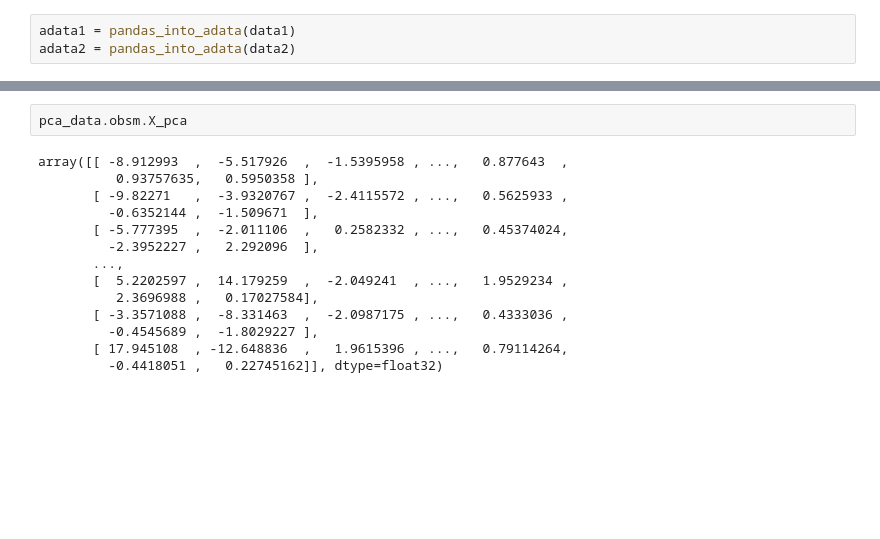
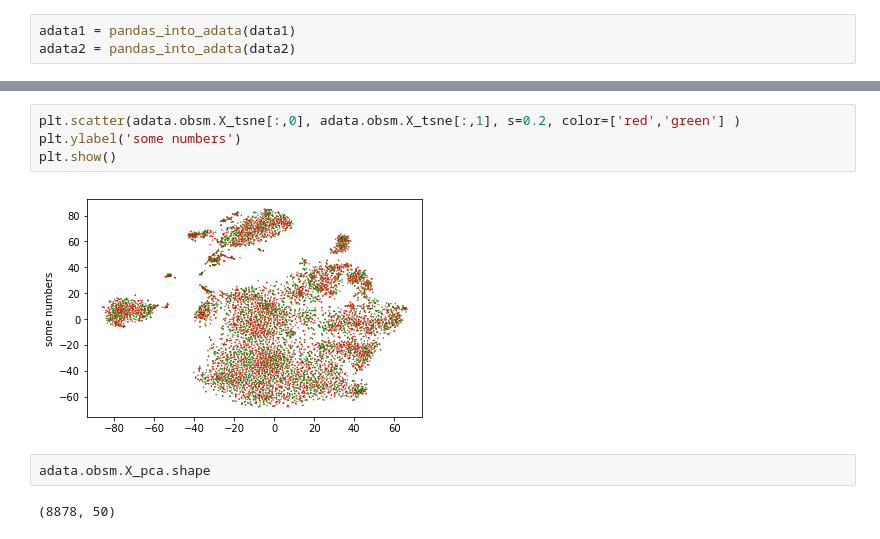
Before and after one commit to podorskaja/Bachelor_thesis, a Jupyter notebook: mnnpy_data_.ipynb, the cells around one changed output, grey strips where cells are left out. Cells and saved outputs as stored; diff of their text form; blank space fills up the shorter version.

Commit message:
pca and tsne

```diff
--- a/mnnpy_data_.ipynb
+++ b/mnnpy_data_.ipynb
@@ -90,16 +107,10 @@ array([[ 51.543186 , -16.924507 ],
+# %%
+plt.scatter(adata.obsm.X_tsne[:,0], adata.obsm.X_tsne[:,1], s=0.2, color=['red','green'] )
+plt.ylabel('some numbers')
+plt.show()
+# %% [output]
+[figure, added]
 # %%
-pca_data.obsm.X_pca
+adata.obsm.X_pca.shape
 # %% [output]
-array([[ -8.912993  ,  -5.517926  ,  -1.5395958 , ...,   0.877643  ,
-          0.93757635,   0.5950358 ],
-       [ -9.82271   ,  -3.9320767 ,  -2.4115572 , ...,   0.5625933 ,
-         -0.6352144 ,  -1.509671  ],
-       [ -5.777395  ,  -2.011106  ,   0.2582332 , ...,   0.45374024,
-         -2.3952227 ,   2.292096  ],
-       ...,
-       [  5.2202597 ,  14.179259  ,  -2.049241  , ...,   1.9529234 ,
-          2.3696988 ,   0.17027584],
-       [ -3.3571088 ,  -8.331463  ,  -2.0987175 , ...,   0.4333036 ,
-         -0.4545689 ,  -1.8029227 ],
-       [ 17.945108  , -12.648836  ,   1.9615396 , ...,   0.79114264,
-         -0.4418051 ,   0.22745162]], dtype=float32)
+(8878, 50)
```
Also changed, not shown: parts of 18 cells of this notebook.
